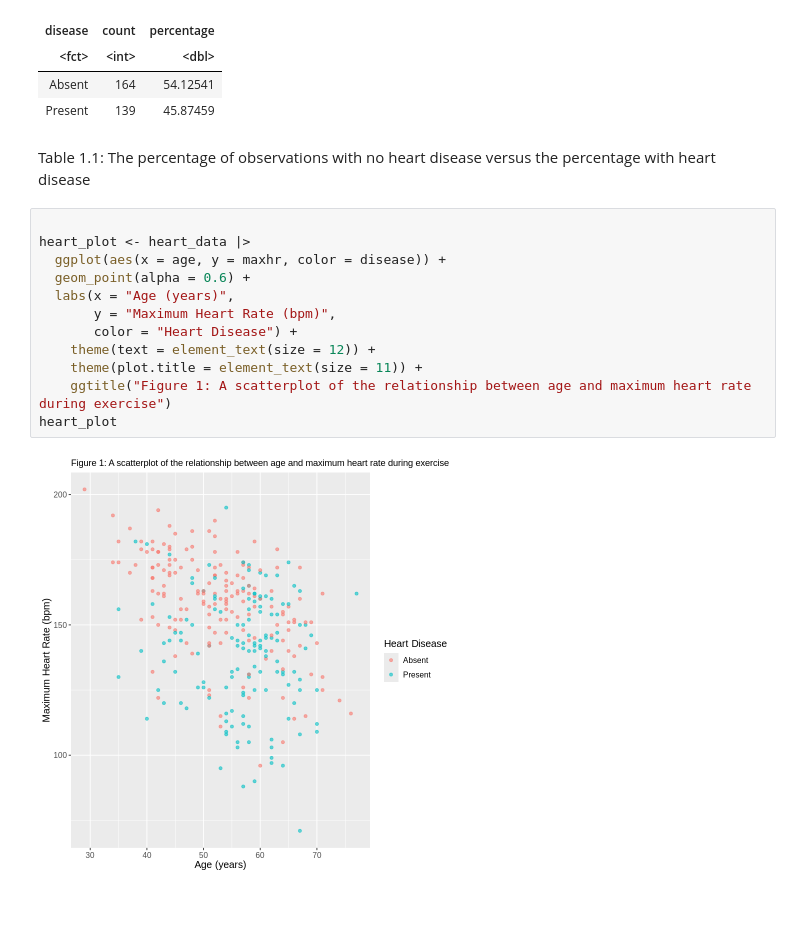
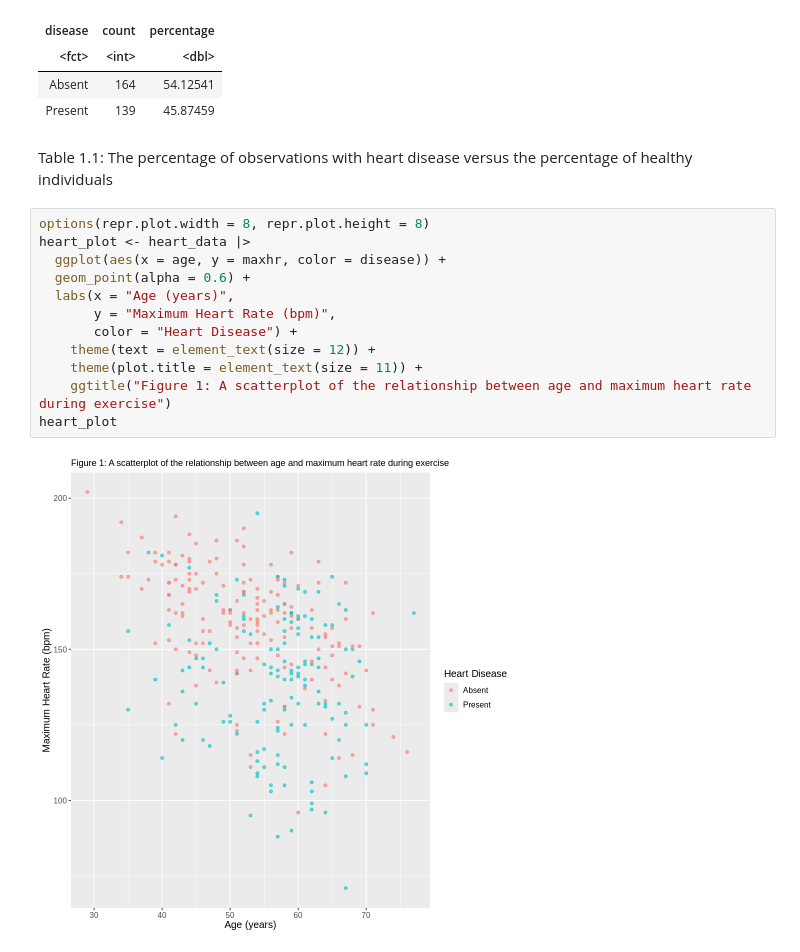
Before and after one commit to Isabella72/Group_project, a Jupyter notebook: Project Report.ipynb, the cells around one changed output. Saved outputs shown, nothing was run; the diff lists cells and outputs as text; blank space fills up the shorter version.

```diff
--- a/Project Report.ipynb
+++ b/Project Report.ipynb
@@ -67,19 +67,19 @@ A tibble: 2 × 3
 | Absent | 164 | 54.12541 |
 | Present | 139 | 45.87459 |
 # %% [markdown]
-Table 1.1: The percentage of observations with no heart disease versus the percentage with heart disease
+Table 1.1: The percentage of observations with heart disease versus the percentage of healthy individuals
 # %%
-
+options(repr.plot.width = 8, repr.plot.height = 8)
 heart_plot <- heart_data |>
   ggplot(aes(x = age, y = maxhr, color = disease)) +
   geom_point(alpha = 0.6) +
   labs(x = "Age (years)",
        y = "Maximum Heart Rate (bpm)",
        color = "Heart Disease") +
     theme(text = element_text(size = 12)) +
     theme(plot.title = element_text(size = 11)) +
     ggtitle("Figure 1: A scatterplot of the relationship between age and maximum heart rate during exercise")
 heart_plot
 # %% [output]
-[figure, old version]
+[figure, new version]
 # %%
```
Also changed, not shown: parts of 10 cells of this notebook.
